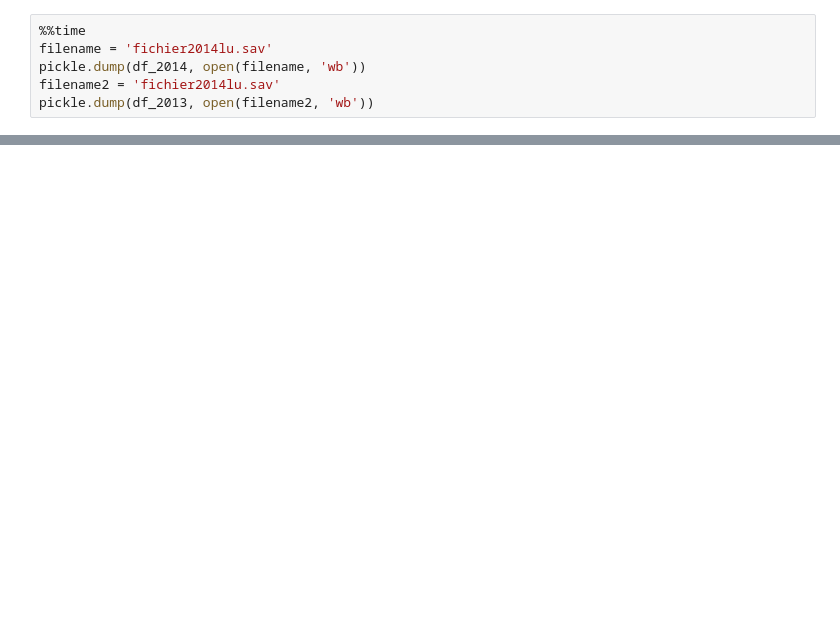
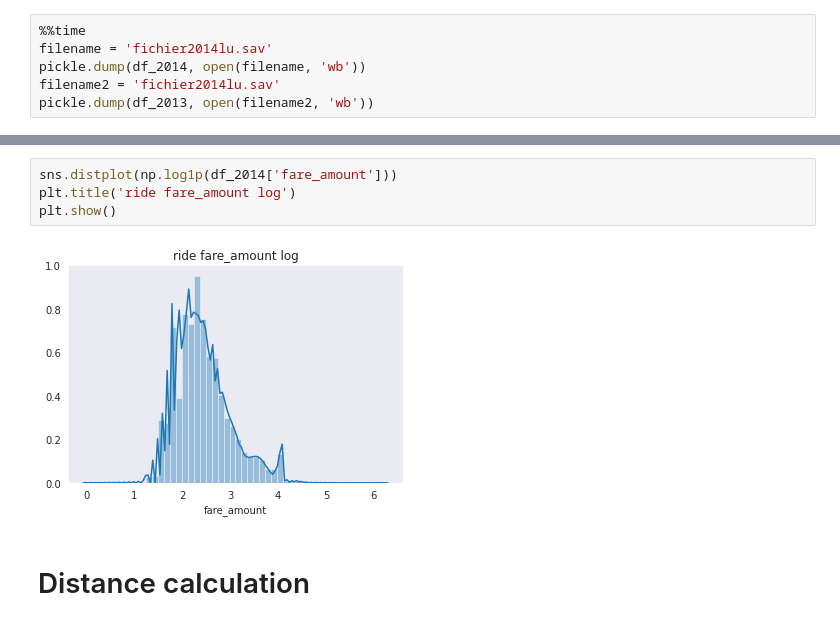
Before and after one commit to srosamont/Projects_Ironhack, a Jupyter notebook: NYC_ride_fare.ipynb, the cells around one changed output, grey strips where cells are left out. Saved outputs shown, nothing was run; the diff lists cells and outputs as text; blank space fills up the shorter version.

```diff
--- a/NYC_ride_fare.ipynb
+++ b/NYC_ride_fare.ipynb
@@ -262,0 +287,8 @@ Index(['key', 'fare_amount', 'pickup_datetime', 'pickup_longitude',
+# %%
+sns.distplot(np.log1p(df_2014['fare_amount']))
+plt.title('ride fare_amount log')
+plt.show()
+# %% [output]
+[figure, added]
+# %% [markdown]
+# Distance calculation
```
Also changed, not shown: parts of 11 cells of this notebook.
